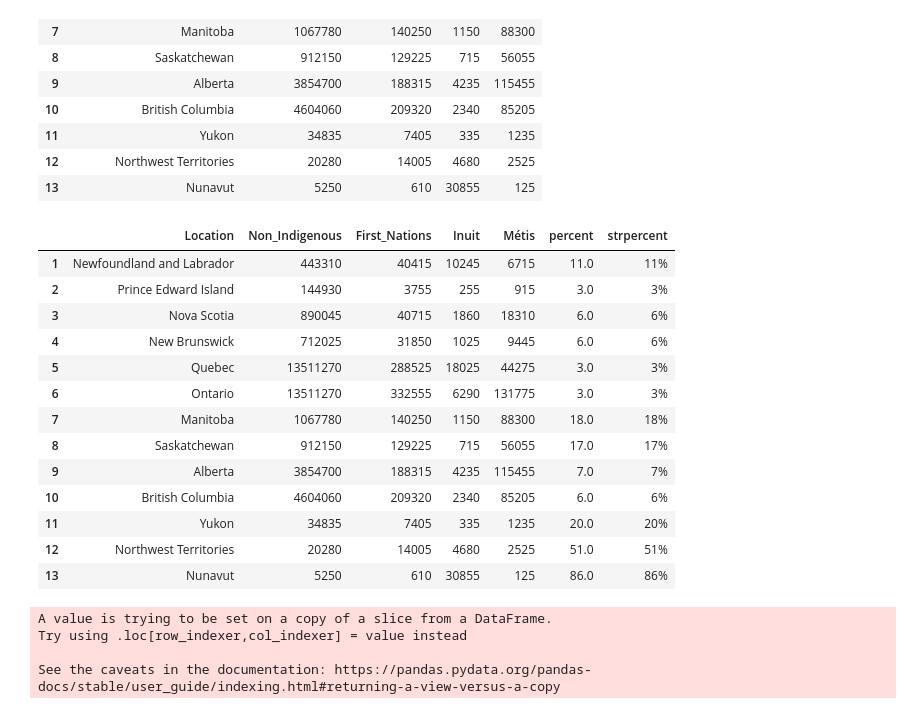
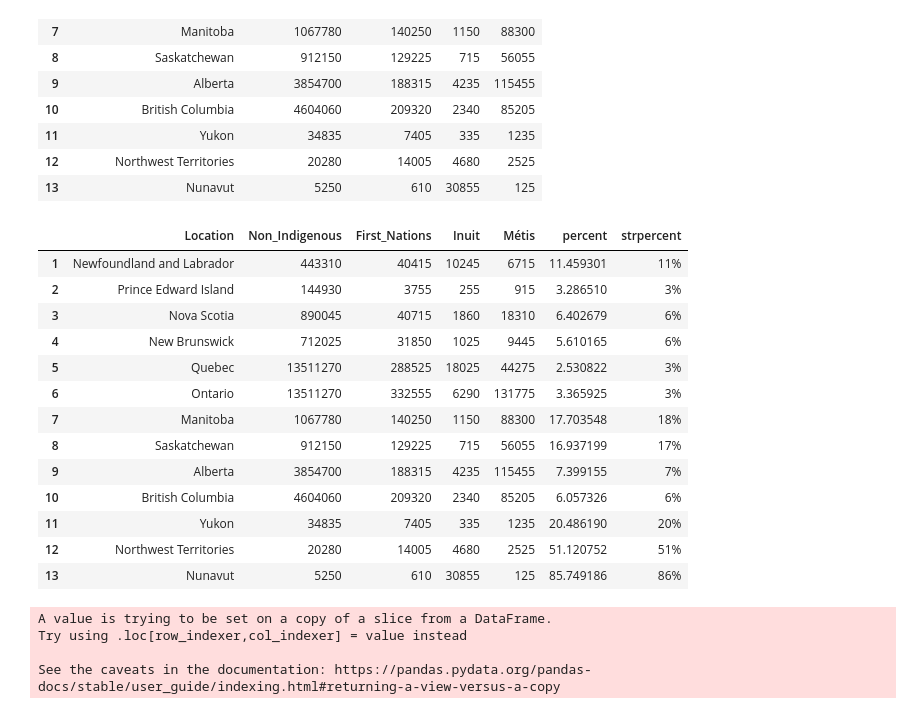
Before and after one commit to a1romero/interacting_with_data, a Jupyter notebook: canada.ipynb, the cells around one changed output. Cells and saved outputs as stored; diff of their text form; code cells hidden in the pictures.

```diff
--- a/canada.ipynb
+++ b/canada.ipynb
@@ -101,26 +107,25 @@ dropcanada
 | 12 | Northwest Territories | 20280 | 14005 | 4680 | 2525 |
 | 13 | Nunavut | 5250 | 610 | 30855 | 125 |
 # %%
-dropcanada['percent']=round(((dropcanada['First_Nations']+dropcanada['Inuit']+dropcanada['Métis'])/(dropcanada['First_Nations']+dropcanada['Inuit']+dropcanada['Métis']+dropcanada['Non_Indigenous']))*100)
+dropcanada['percent']=((dropcanada['First_Nations']+dropcanada['Inuit']+dropcanada['Métis'])/(dropcanada['First_Nations']+dropcanada['Inuit']+dropcanada['Métis']+dropcanada['Non_Indigenous']))*100
 # %%
-dropcanada['strpercent'] = dropcanada['percent'].apply(lambda x: str(int(x)) + '%')
-# https://stackoverflow.com/questions/42988348/typeerror-cannot-convert-the-series-to-class-float
+dropcanada['strpercent'] = dropcanada['percent'].apply(lambda x: str(int(round(x))) + '%')
 dropcanada
 # %% [output]
 |  | Location | Non_Indigenous | First_Nations | Inuit | Métis | percent | strpercent |
-| 1 | Newfoundland and Labrador | 443310 | 40415 | 10245 | 6715 | 11.0 | 11% |
-| 2 | Prince Edward Island | 144930 | 3755 | 255 | 915 | 3.0 | 3% |
-| 3 | Nova Scotia | 890045 | 40715 | 1860 | 18310 | 6.0 | 6% |
-| 4 | New Brunswick | 712025 | 31850 | 1025 | 9445 | 6.0 | 6% |
-| 5 | Quebec | 13511270 | 288525 | 18025 | 44275 | 3.0 | 3% |
-| 6 | Ontario | 13511270 | 332555 | 6290 | 131775 | 3.0 | 3% |
-| 7 | Manitoba | 1067780 | 140250 | 1150 | 88300 | 18.0 | 18% |
-| 8 | Saskatchewan | 912150 | 129225 | 715 | 56055 | 17.0 | 17% |
-| 9 | Alberta | 3854700 | 188315 | 4235 | 115455 | 7.0 | 7% |
-| 10 | British Columbia | 4604060 | 209320 | 2340 | 85205 | 6.0 | 6% |
-| 11 | Yukon | 34835 | 7405 | 335 | 1235 | 20.0 | 20% |
-| 12 | Northwest Territories | 20280 | 14005 | 4680 | 2525 | 51.0 | 51% |
-| 13 | Nunavut | 5250 | 610 | 30855 | 125 | 86.0 | 86% |
+| 1 | Newfoundland and Labrador | 443310 | 40415 | 10245 | 6715 | 11.459301 | 11% |
+| 2 | Prince Edward Island | 144930 | 3755 | 255 | 915 | 3.286510 | 3% |
+| 3 | Nova Scotia | 890045 | 40715 | 1860 | 18310 | 6.402679 | 6% |
+| 4 | New Brunswick | 712025 | 31850 | 1025 | 9445 | 5.610165 | 6% |
+| 5 | Quebec | 13511270 | 288525 | 18025 | 44275 | 2.530822 | 3% |
+| 6 | Ontario | 13511270 | 332555 | 6290 | 131775 | 3.365925 | 3% |
+| 7 | Manitoba | 1067780 | 140250 | 1150 | 88300 | 17.703548 | 18% |
+| 8 | Saskatchewan | 912150 | 129225 | 715 | 56055 | 16.937199 | 17% |
+| 9 | Alberta | 3854700 | 188315 | 4235 | 115455 | 7.399155 | 7% |
+| 10 | British Columbia | 4604060 | 209320 | 2340 | 85205 | 6.057326 | 6% |
+| 11 | Yukon | 34835 | 7405 | 335 | 1235 | 20.486190 | 20% |
+| 12 | Northwest Territories | 20280 | 14005 | 4680 | 2525 | 51.120752 | 51% |
+| 13 | Nunavut | 5250 | 610 | 30855 | 125 | 85.749186 | 86% |
 # %%
 northwest = melt_21[melt_21['Location']=='Northwest Territories']
 nwtotal = sum(northwest['value'])
```
Also changed, not shown: parts of 13 cells of this notebook, 7 other files.
